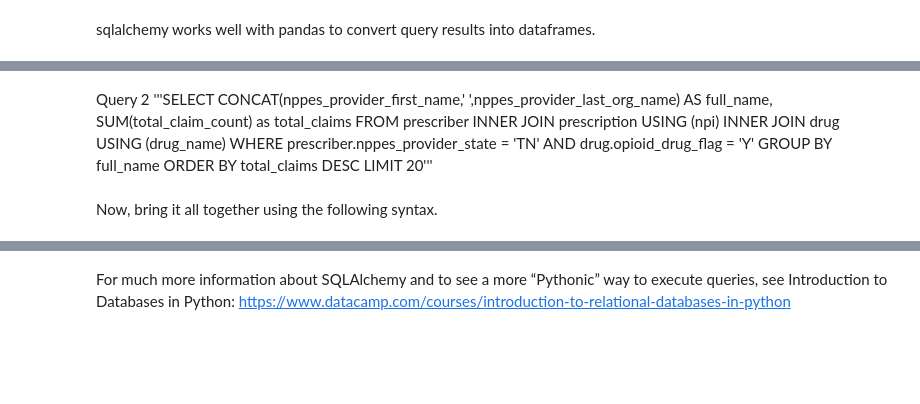
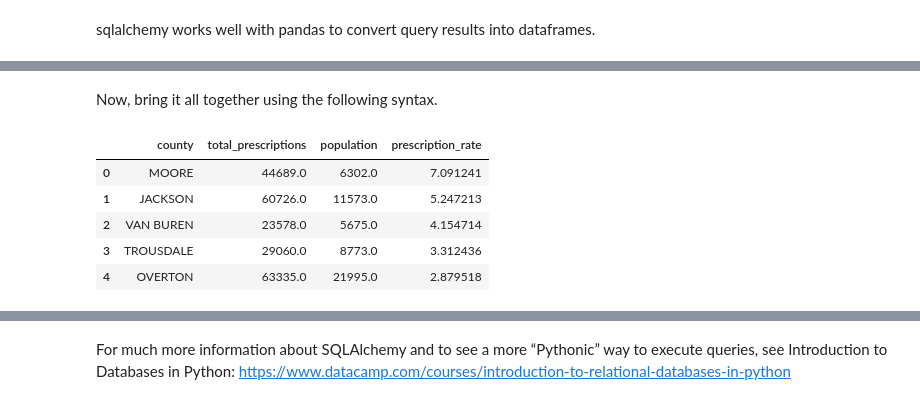
Before and after one commit to NSS-Data-Analytics-Cohort-12/prescribers-python-da12-v2-git-pushers, a Jupyter notebook: notebooks/prescribers.ipynb, the cells around one changed output, grey strips where cells are left out. Saved outputs shown, nothing was run; the diff lists cells and outputs as text; code cells hidden in the pictures; blank space fills up the shorter version.

```diff
--- a/notebooks/prescribers.ipynb
+++ b/notebooks/prescribers.ipynb
@@ -67,15 +28,0 @@ Order By 4 DESC;'''
-# %% [markdown]
-Query 2
-'''SELECT
-	CONCAT(nppes_provider_first_name,' ',nppes_provider_last_org_name) AS full_name,
-	SUM(total_claim_count) as total_claims
-FROM prescriber
-INNER JOIN prescription
-USING (npi)
-INNER JOIN drug
-USING (drug_name)
-WHERE prescriber.nppes_provider_state = 'TN'
-AND drug.opioid_drug_flag = 'Y'
-GROUP BY full_name
-ORDER BY total_claims DESC
-LIMIT 20'''
@@ -89,2 +33,50 @@ ORDER BY year'''
+# %%
+query_1 = '''WITH opioid AS (
+	SELECT
+		npi,
+		total_claim_count,
+		opioid_drug_flag
+	FROM prescription
+	JOIN drug
+	USING (drug_name)
+	WHERE opioid_drug_flag = 'Y'
+),
+
+script AS (
+	SELECT
+		npi,
+		county,
+		population
+	FROM prescriber as p
+	INNER JOIN zip_fips as z
+		ON p.nppes_provider_zip5 = z.zip
+	INNER JOIN fips_county as f
+		ON z.fipscounty = f.fipscounty
+	INNER JOIN population
+	ON z.fipscounty = population.fipscounty
+)
+
+SELECT
+	county,
+	SUM(total_claim_count) as total_prescriptions,
+	population,
+	(SUM(total_claim_count)/population) * 1 as prescription_rate
+FROM opioid
+INNER JOIN script
+USING (npi)
+GROUP BY county, population
+ORDER BY prescription_rate DESC;'''
 # %% [markdown]
 Now, bring it all together using the following syntax.
+# %%
+with engine.connect() as connection:
+   county_opioid_rates = pd.read_sql(text(query_1), con = connection)
+
+county_opioid_rates.head()
+# %% [output]
+|  | county | total_prescriptions | population | prescription_rate |
+| 0 | MOORE | 44689.0 | 6302.0 | 7.091241 |
+| 1 | JACKSON | 60726.0 | 11573.0 | 5.247213 |
+| 2 | VAN BUREN | 23578.0 | 5675.0 | 4.154714 |
+| 3 | TROUSDALE | 29060.0 | 8773.0 | 3.312436 |
+| 4 | OVERTON | 63335.0 | 21995.0 | 2.879518 |
```
Also changed, not shown: parts of 22 cells of this notebook.
